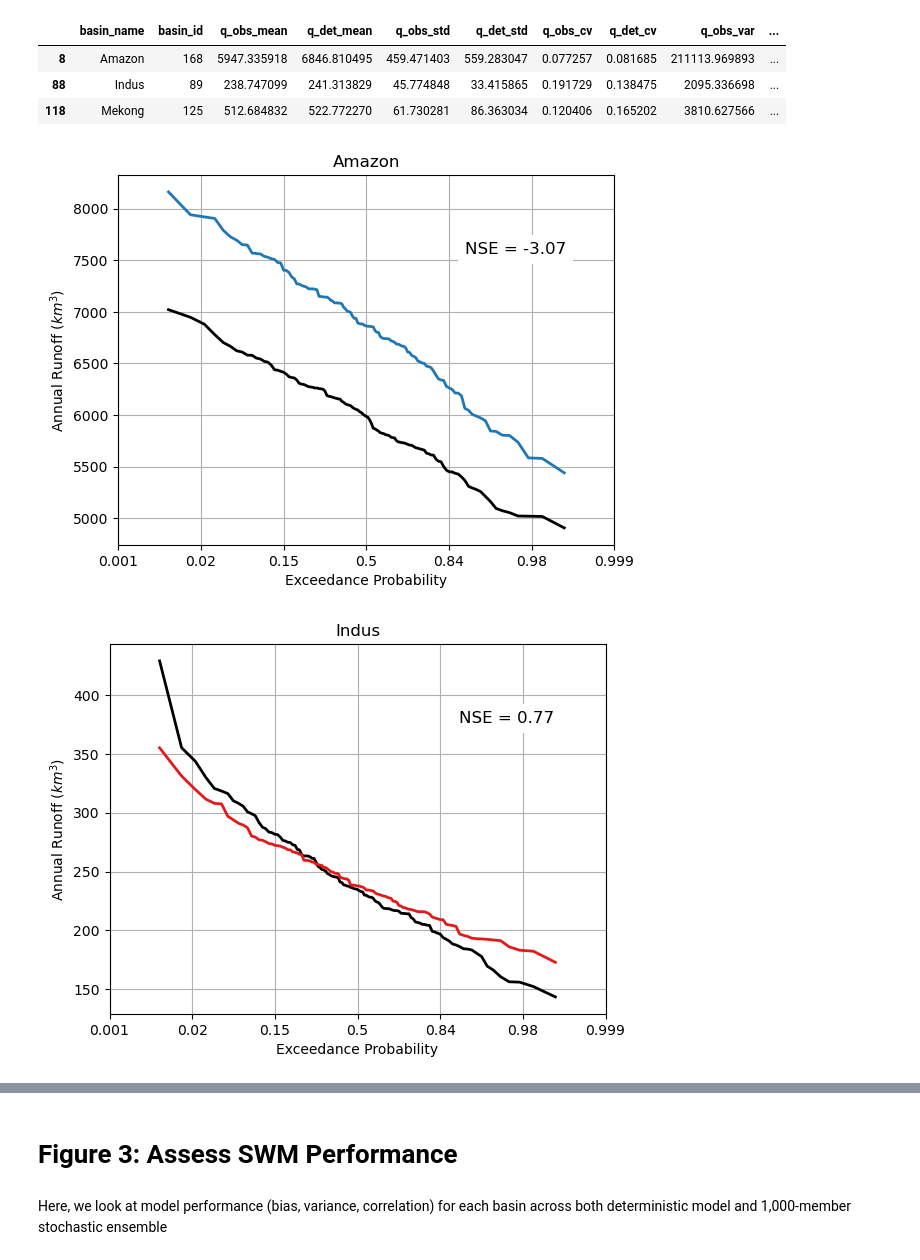
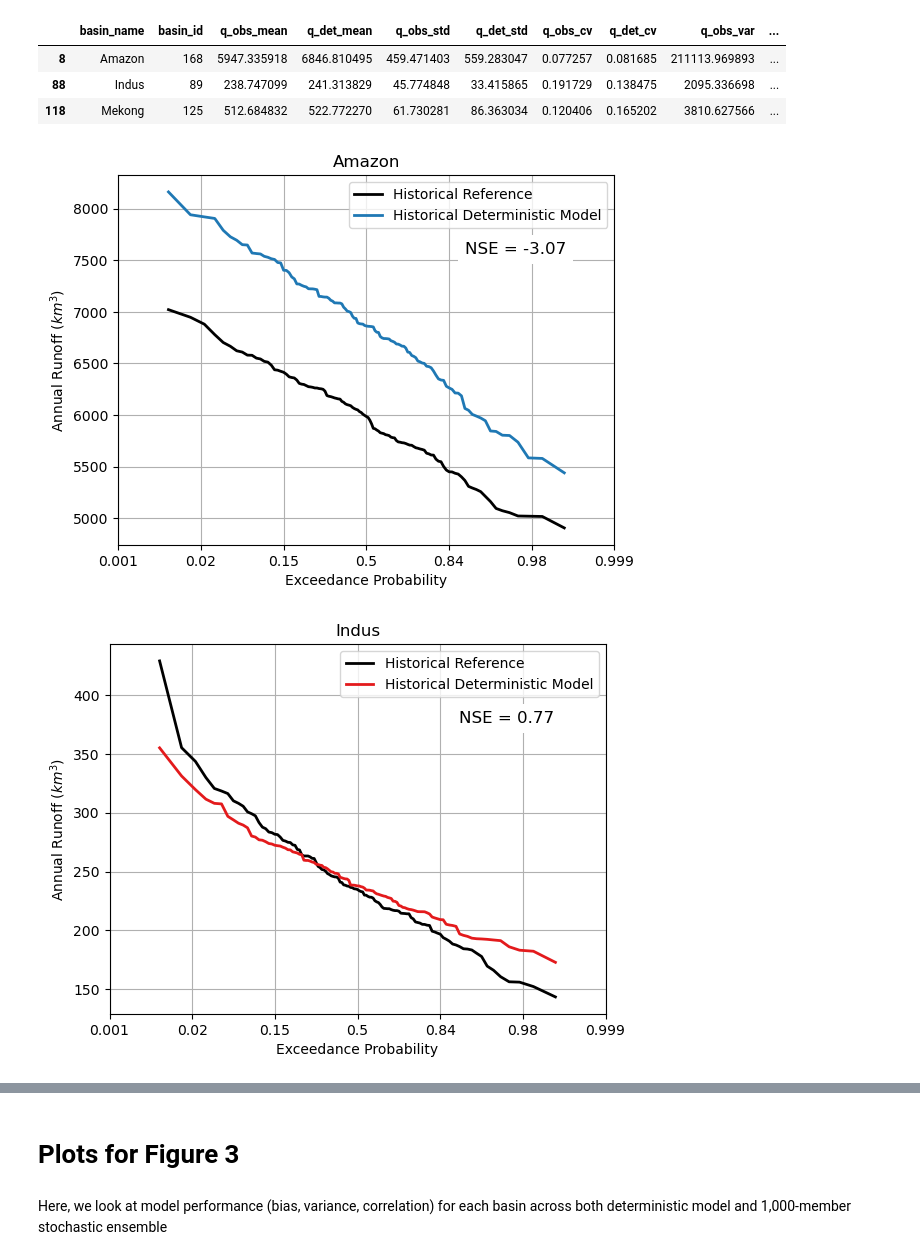
Before and after one commit to abirnb01/birnbaum-etal_2024_HydroVariability, a Jupyter notebook: Code/main_figures.ipynb, the cells around one changed output, grey strips where cells are left out. Drawn from its saved outputs; the diff is of its cells as text; code cells hidden in the pictures.

Commit message:
Updated main_figures and supplement_figures Jupyter notebooks

```diff
--- a/Code/main_figures.ipynb
+++ b/Code/main_figures.ipynb
@@ -78,5 +90,3 @@ q_fut = np.reshape(df_fut.groupby(['basin_id'],group_keys=False)['q_fut'].apply(
-# %%
-gcam_basins['basin_id'] = gcam_basins['sbRgnAl'].copy()
 # %%
 #calculate deterministic model NSE
 nse_det = np.zeros([nbasins,2]) # create empty storage array for NSE
@@ -151,20 +161,21 @@ display(df_err_key)
 # %%
 # plot flow duration curves for deterministic/observed:
 for i in range(len(key_basins)): # loop through key basins
 
     #get basin runoff and ID
     df_basin = df[df.basin_name==key_basins[i]]
     df_basin_fut = df_fut[df_fut.basin_name==key_basins[i]]
     bsid = df_basin.basin_id.iloc[0] - 1
 
     # get associated NSE for that basin
     key_id = df_basin.basin_id.iloc[0]
     key_nse = nse_det[nse_det.basin_id==key_id]['nse_det'].iloc[0]
 
     #plot flow duration curve
     fig,ax = plt.subplots(1,1)
     plot_pexc(df_basin,Q_hist[:,bsid,:],df_basin_fut,Q_fut[:,bsid,:],clist[i],plot_type='hist_det',ax=ax) #plot
+    ax.legend()
     ax.text(0.8,0.8,'NSE = '+str(round(key_nse,2)),bbox={'facecolor':'white', 'edgecolor':'none', 'pad':5},ha='center',va='center',transform=ax.transAxes,fontsize=12)
 # %% [output]
-[figure, old version]
+[figure, new version]
-[figure, old version]
+[figure, new version]
@@ -172,5 +183,5 @@ for i in range(len(key_basins)): # loop through key basins
 # %% [markdown]
-# Figure 3: Assess SWM Performance
+# Plots for Figure 3
 # %% [markdown]
 Here, we look at model performance (bias, variance, correlation) for each basin across both deterministic model and 1,000-member stochastic ensemble
 # %%
```
Also changed, not shown: parts of 47 cells of this notebook, 4 other files.
